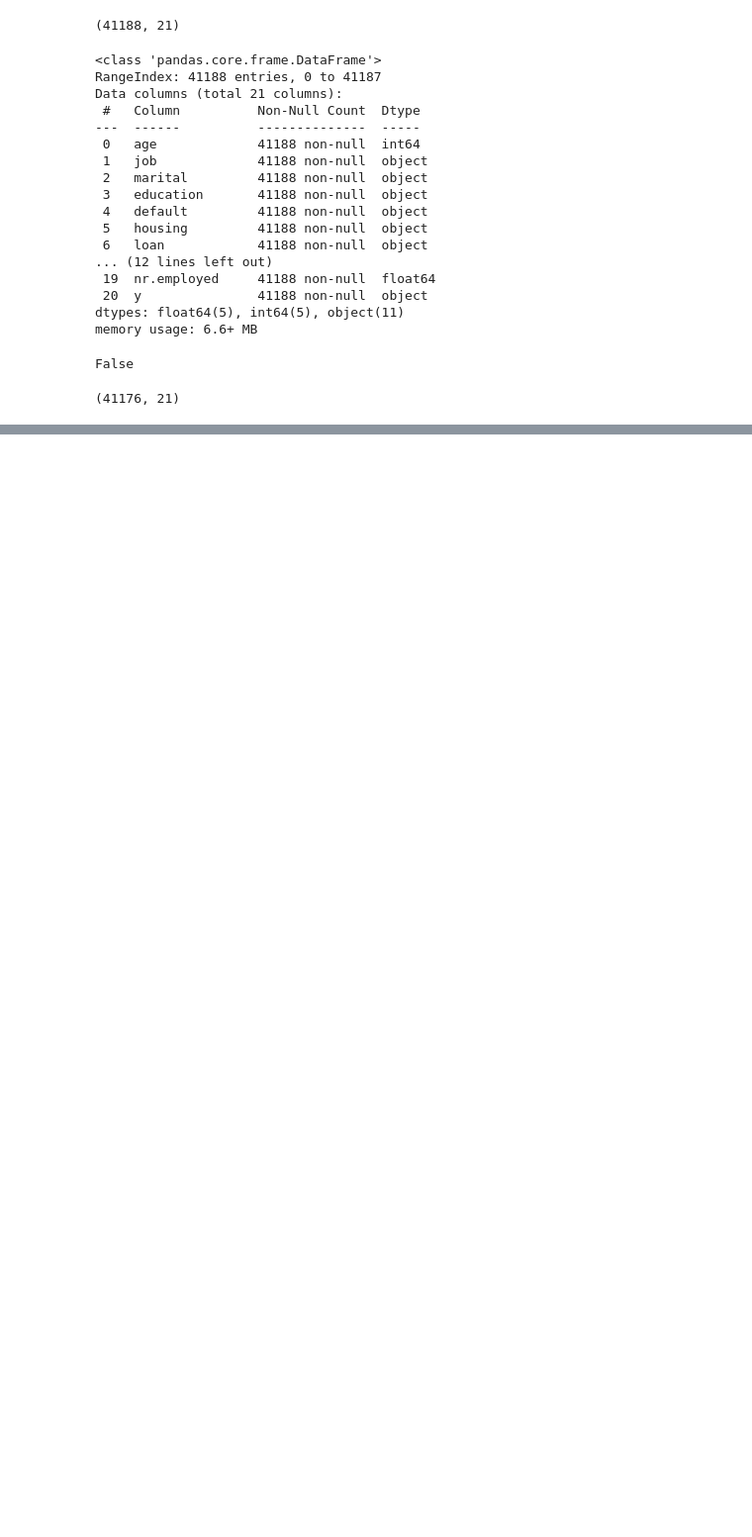
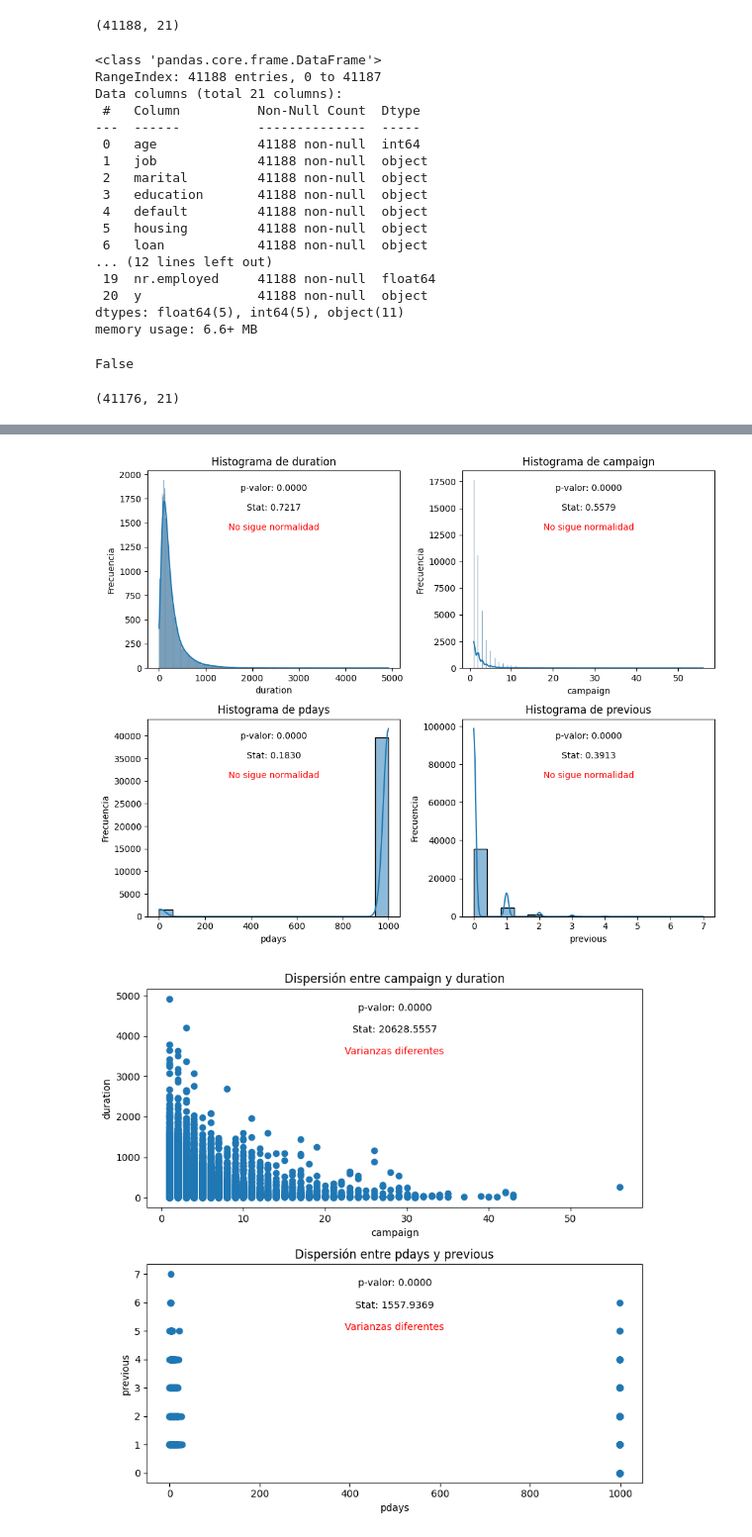
Before and after one commit to RmVa23/ML-Algorithm, a Jupyter notebook: src/explore.ipynb, the cells around one changed output, grey strips where cells are left out. Shown at 99% size. Cells and saved outputs as stored; diff of their text form; code cells hidden in the pictures; blank space fills up the shorter version.

Commit message:
prueba normalidad varianza

```diff
--- a/src/explore.ipynb
+++ b/src/explore.ipynb
@@ -52,0 +124,49 @@ data.shape
+# %%
+# Figura y ejes para los histogramas y las pruebas de normalidad
+fig, axes = plt.subplots(2, 2, figsize=(10, 8))
+
+# Histogramas y pruebas de normalidad de Shapiro-Wilk
+for i, column in enumerate(['duration', 'campaign', 'pdays', 'previous']):
+    # Histograma
+    sns.histplot(data[column], kde=True, ax=axes[i//2, i%2])
+    axes[i//2, i%2].set_title(f'Histograma de {column}')
+    axes[i//2, i%2].set_xlabel(column)
+    axes[i//2, i%2].set_ylabel('Frecuencia')
+
+    # Prueba de normalidad de Shapiro-Wilk
+    stat, p_value = shapiro(data[column])
+    axes[i//2, i%2].text(0.5, 0.9, f'p-valor: {p_value:.4f}', transform=axes[i//2, i%2].transAxes, ha='center')
+    axes[i//2, i%2].text(0.5, 0.8, f'Stat: {stat:.4f}', transform=axes[i//2, i%2].transAxes, ha='center')
+    if p_value < 0.05:
+        axes[i//2, i%2].text(0.5, 0.7, 'No sigue normalidad', transform=axes[i//2, i%2].transAxes, ha='center', color='red')
+    else:
+        axes[i//2, i%2].text(0.5, 0.7, 'Sigue normalidad', transform=axes[i//2, i%2].transAxes, ha='center', color='green')
+
+# Ajustar espaciado entre subparcelas
+plt.tight_layout()
+
+# Figura y ejes para los gráficos de dispersión y las pruebas de homogeneidad de varianzas
+fig2, axes2 = plt.subplots(2, figsize=(8, 8))
+
+# Gráficos de dispersión y pruebas de homogeneidad de varianzas de Levene
+for i, (column1, column2) in enumerate([('campaign', 'duration'), ('pdays', 'previous')]):
+    # Gráfico de dispersión
+    axes2[i].scatter(data[column1], data[column2])
+    axes2[i].set_title(f'Dispersión entre {column1} y {column2}')
+    axes2[i].set_xlabel(column1)
+    axes2[i].set_ylabel(column2)
+
+    # Prueba de homogeneidad de varianzas de Levene
+    stat, p_value = levene(data[column1], data[column2])
+    axes2[i].text(0.5, 0.9, f'p-valor: {p_value:.4f}', transform=axes2[i].transAxes, ha='center')
+    axes2[i].text(0.5, 0.8, f'Stat: {stat:.4f}', transform=axes2[i].transAxes, ha='center')
+    if p_value < 0.05:
+        axes2[i].text(0.5, 0.7, 'Varianzas diferentes', transform=axes2[i].transAxes, ha='center', color='red')
+    else:
+        axes2[i].text(0.5, 0.7, 'Varianzas iguales', transform=axes2[i].transAxes, ha='center', color='green')
+
+# Ajustar espaciado entre subparcelas
+plt.tight_layout()
+# %% [output]
+[figure, added]
+[figure, added]
```
Also changed, not shown: parts of 7 cells of this notebook.
